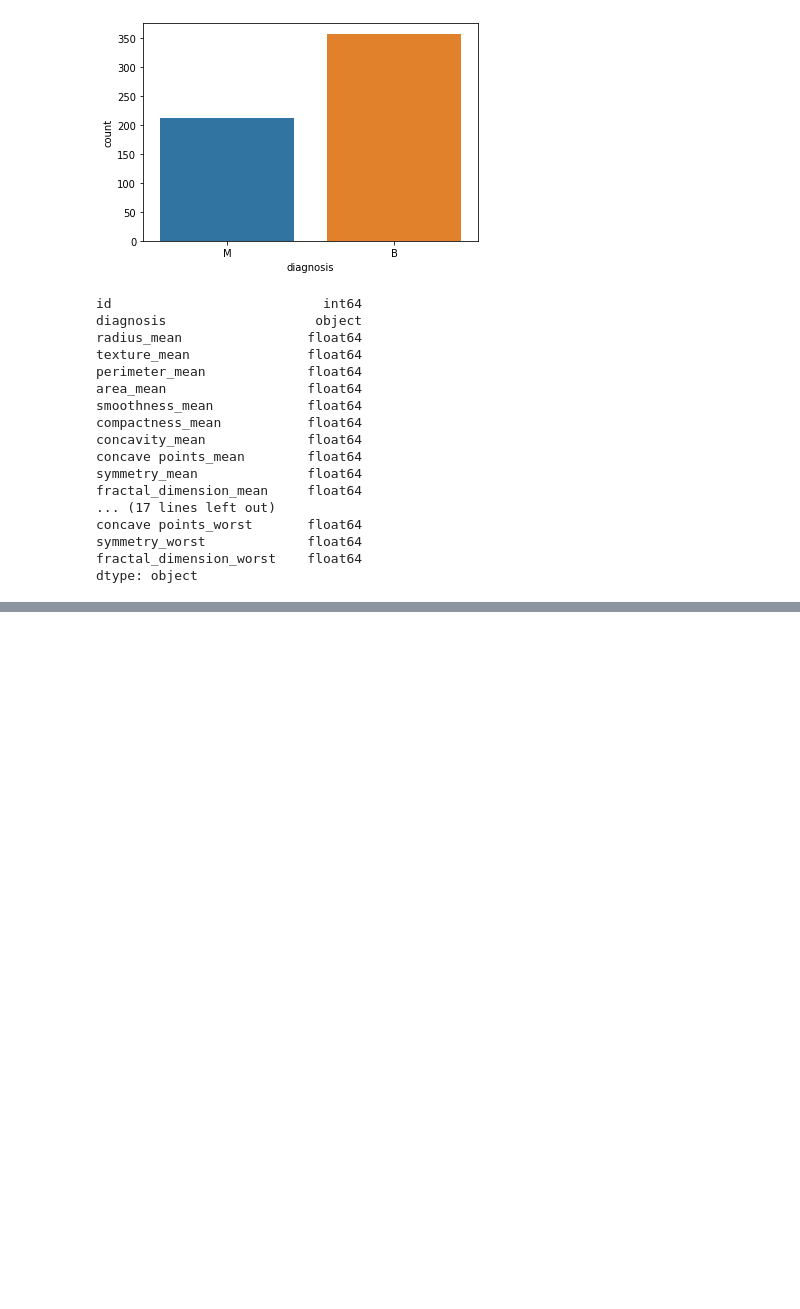
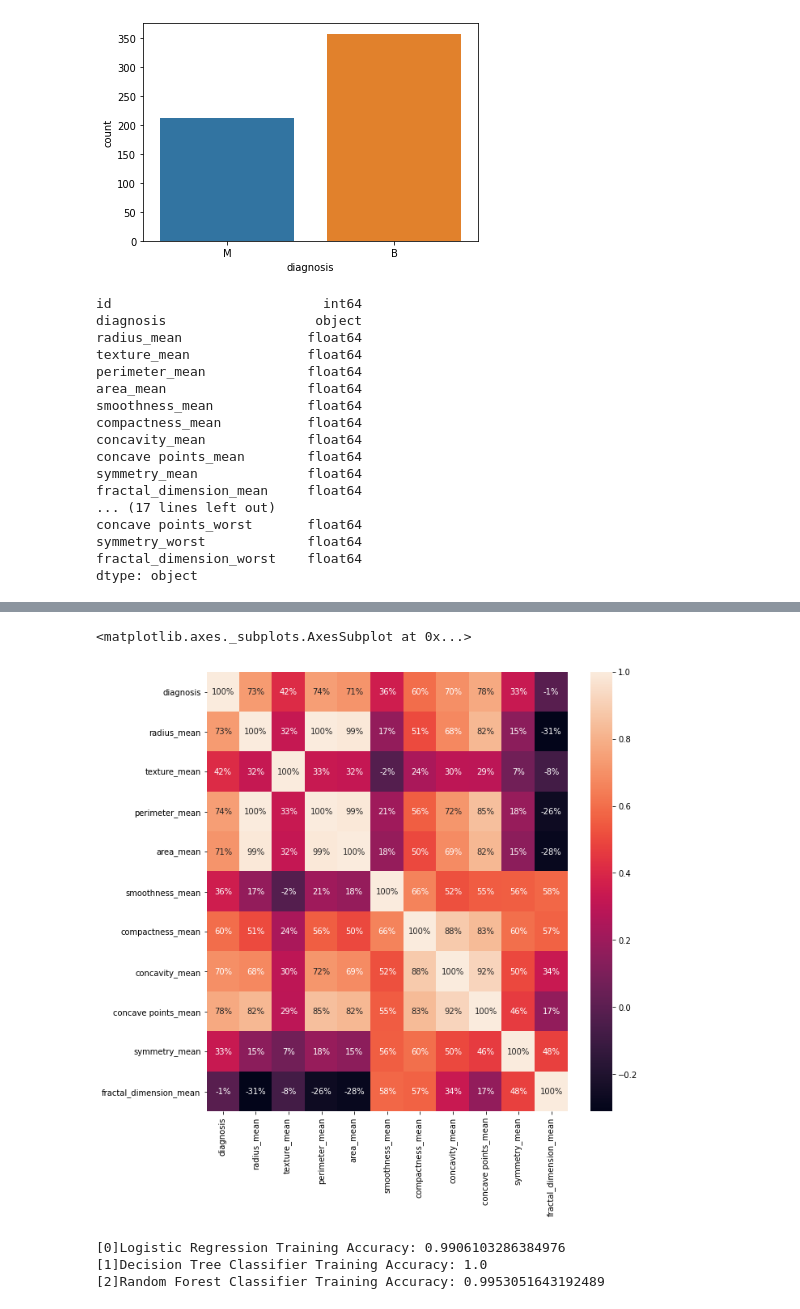
Before and after one commit to Obiorah-Paul/Cs50-Project0, a Jupyter notebook: breast_cancer_detection_using_machine_learning_and_python.ipynb, the cells around one changed output, grey strips where cells are left out. Saved outputs shown, nothing was run; the diff lists cells and outputs as text; code cells hidden in the pictures; blank space fills up the shorter version.

```diff
--- a/breast_cancer_detection_using_machine_learning_and_python.ipynb
+++ b/breast_cancer_detection_using_machine_learning_and_python.ipynb
@@ -95,0 +133,7 @@ dtype: object
+# %%
+#Visualize the correlatioin
+plt.figure(figsize= (10,10))
+sns.heatmap(df.iloc[:,1:12].corr(), annot = True, fmt='.0%')
+# %% [output]
+<matplotlib.axes._subplots.AxesSubplot at 0x...>
+[figure, added]
@@ -95,0 +179,7 @@ dtype: object
+# %%
+#Getting all of the models
+model = models(x_train, y_train)
+# %% [output]
+[0]Logistic Regression Training Accuracy: 0.9906103286384976
+[1]Decision Tree Classifier Training Accuracy: 1.0
+[2]Random Forest Classifier Training Accuracy: 0.9953051643192489
```
Also changed, not shown: parts of 10 cells of this notebook.
